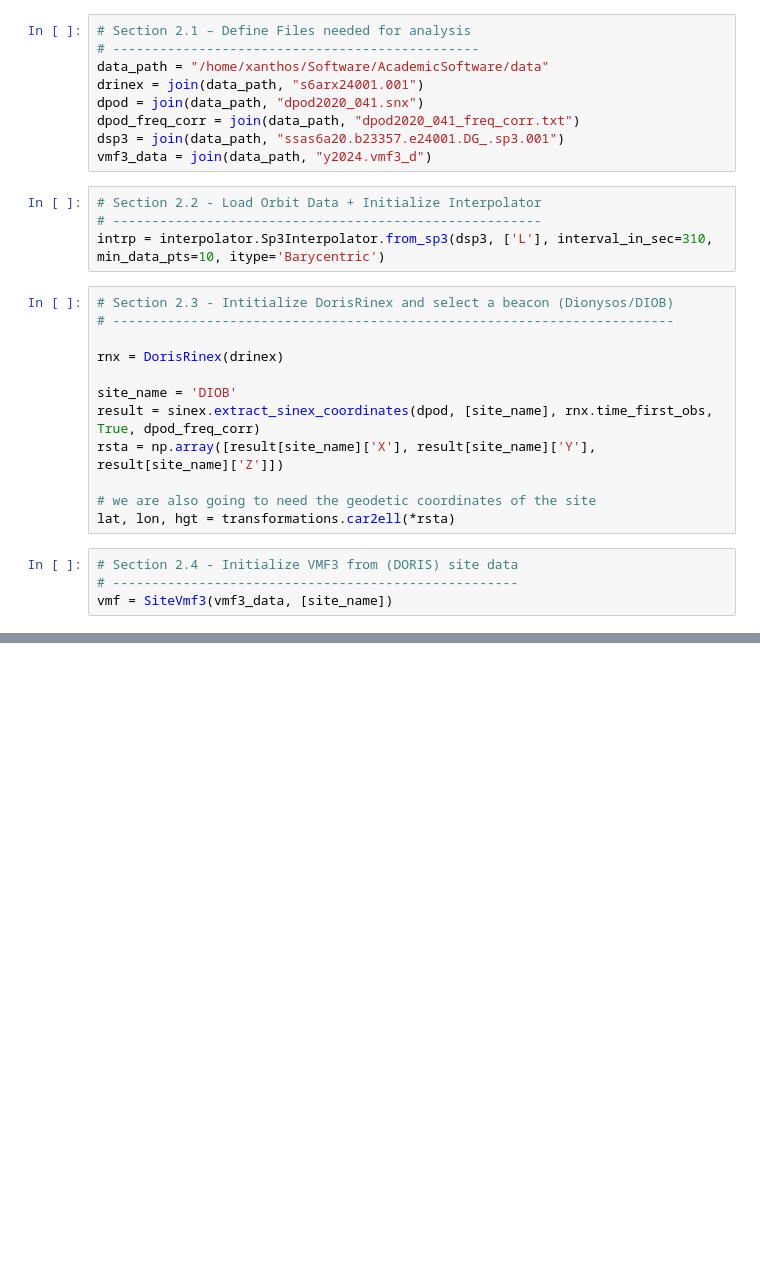
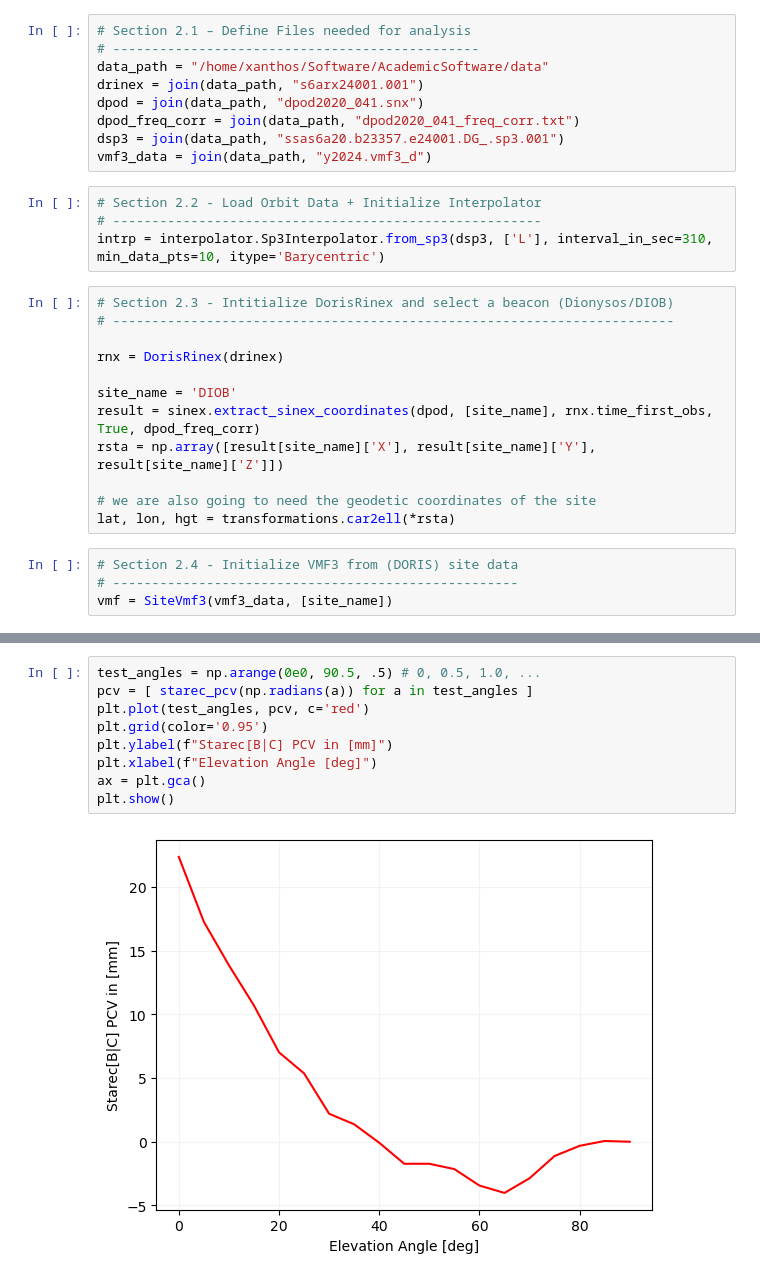
Before and after one commit to DSOlab/AcademicSoftware, a Jupyter notebook: JupiterLab/doris_days/obsequation/observation_equation.ipynb, the cells around one changed output, grey strips where cells are left out. Drawn from its saved outputs; the diff is of its cells as text; blank space fills up the shorter version.

```diff
--- a/JupiterLab/doris_days/obsequation/observation_equation.ipynb
+++ b/JupiterLab/doris_days/obsequation/observation_equation.ipynb
@@ -246,0 +350,11 @@ Residal mean value: -2.9 and std. deviation = 0.12
+# %%
+test_angles = np.arange(0e0, 90.5, .5) # 0, 0.5, 1.0, ...
+pcv = [ starec_pcv(np.radians(a)) for a in test_angles ]
+plt.plot(test_angles, pcv, c='red')
+plt.grid(color='0.95')
+plt.ylabel(f"Starec[B|C] PCV in [mm]")
+plt.xlabel(f"Elevation Angle [deg]")
+ax = plt.gca()
+plt.show()
+# %% [output]
+[figure, added]
```
Also changed, not shown: parts of 11 cells of this notebook, 3 other files.
